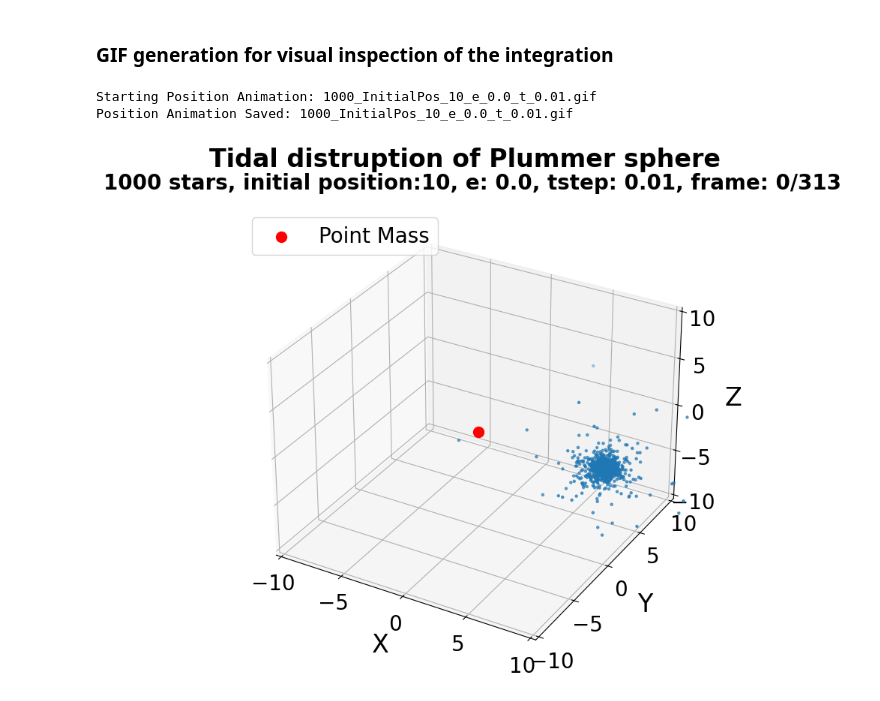
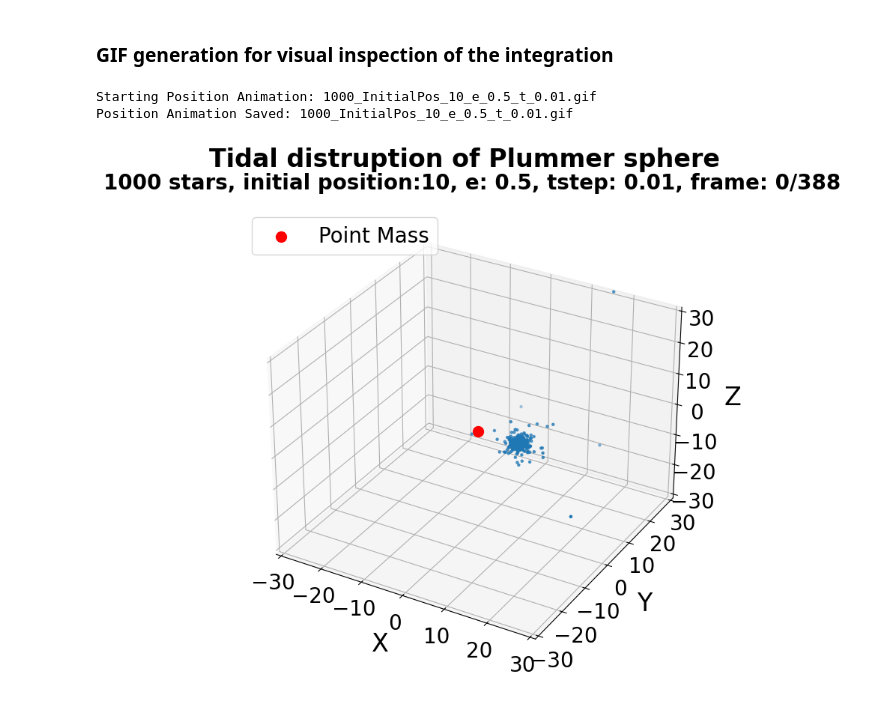
Before and after one commit to Berto70/pod_compastro23, a Jupyter notebook: Project/simulation.ipynb, the cells around one changed output. Drawn from its saved outputs; the diff is of its cells as text; code cells hidden in the pictures.

```diff
--- a/Project/simulation.ipynb
+++ b/Project/simulation.ipynb
@@ -344,7 +344,7 @@ def orbit_integration(N: int, initial_position: float, M_G: float, eccentricity:
 N = 1000                # Number of stars in the cluster
 initial_position = 10   # Initial position along x direction
 M_G = 1e3               # Mass of the galaxy
-eccentricity = 0.0    # Eccentricity of the orbit
+eccentricity = 0.5    # Eccentricity of the orbit
 tstep = 0.01        # Time step for integration
 N_orbit = 5.0        # Number of orbits to integrate
 
@@ -381,7 +381,7 @@ def plot_orbit(N: int, initial_position: float, eccentricity: float, tstep: floa
         Downsampling factor for the animation
     """
 
-    data = np.load(f'Orbit/Galactic_FoR/{N}_InitialPos_{initial_position}_e_{eccentricity}_t_{tstep}.npy', allow_pickle=True)
+    data = np.load(f'Orbit/Galactic_FoR/{N}_InitialPos_{initial_position}_e_{eccentricity}_t_{tstep}_FORGIF.npy', allow_pickle=True)
     pos_array = data[:, :, :3]
 
     # data_c = np.load(f'Orbit/Cluster_FoR/{N}_InitialPos_{initial_position}_e_{eccentricity}_t_{tstep}.npy', allow_pickle=True)
@@ -429,9 +429,9 @@ def plot_orbit(N: int, initial_position: float, eccentricity: float, tstep: floa
     ax.scatter(pos_array_plot[0][:, 0],pos_array_plot[0][:, 1], pos_array_plot[0][:, 2], s=5)
     # ax.scatter(pos_com_array_plot[0, 0], pos_com_array_plot[0, 1], pos_com_array_plot[0, 2], s=50, c='g', label='Center of Mass')
     ax.scatter(xs = 0, ys = 0, zs = 0, s=100, c='r', label='Point Mass')
-    ax.set_xlim(-initial_position, initial_position)
-    ax.set_ylim(-initial_position, initial_position)
-    ax.set_zlim(-initial_position, initial_position)
+    ax.set_xlim(-initial_position*3, initial_position*3)
+    ax.set_ylim(-initial_position*3, initial_position*3)
+    ax.set_zlim(-initial_position*3, initial_position*3)
     ax.set_title(f'{N} stars, initial position:{initial_position}, e: {eccentricity}, tstep: {tstep}')
     ax.legend(loc='upper left')
 
@@ -442,9 +442,9 @@ def plot_orbit(N: int, initial_position: float, eccentricity: float, tstep: floa
         ax.scatter(pos_array_plot[frame][:, 0],pos_array_plot[frame][:, 1], pos_array_plot[frame][:, 2], s=5)
         # ax.scatter(pos_com_array_plot[frame, 0], pos_com_array_plot[frame, 1], pos_com_array_plot[frame, 2], s=50, c='g', label='Center of Mass')
         ax.scatter(xs = 0, ys = 0, zs = 0, s=100, c='r', label='Point Mass')
-        ax.set_xlim(-initial_position, initial_position)
-        ax.set_ylim(-initial_position, initial_position)
-        ax.set_zlim(-initial_position, initial_position)
+        ax.set_xlim(-initial_position*3, initial_position*3)
+        ax.set_ylim(-initial_position*3, initial_position*3)
+        ax.set_zlim(-initial_position*3, initial_position*3)
 
         ax.set_xlabel('X')
         ax.set_ylabel('Y')
@@ -464,13 +464,13 @@ def plot_orbit(N: int, initial_position: float, eccentricity: float, tstep: floa
 # %%
 N = 1000                # Number of stars in the cluster
 initial_position = 10   # Initial position along x direction
 M_G = 1e3               # Mass of the galaxy
-eccentricity = 0.0    # Eccentricity of the orbit
+eccentricity = 0.5    # Eccentricity of the orbit
 tstep = 0.01        # Time step for integration
 N_orbit = 2.5        # Number of orbits to integrate
 
 plot_orbit(N, initial_position, eccentricity, tstep, m=10)
 # %% [output]
-Starting Position Animation: 1000_InitialPos_10_e_0.0_t_0.01.gif
-Position Animation Saved: 1000_InitialPos_10_e_0.0_t_0.01.gif
+Starting Position Animation: 1000_InitialPos_10_e_0.5_t_0.01.gif
+Position Animation Saved: 1000_InitialPos_10_e_0.5_t_0.01.gif
-[figure, old version]
+[figure, new version]
```
Also changed, not shown: parts of 1 cell of this notebook, 23 other files.
